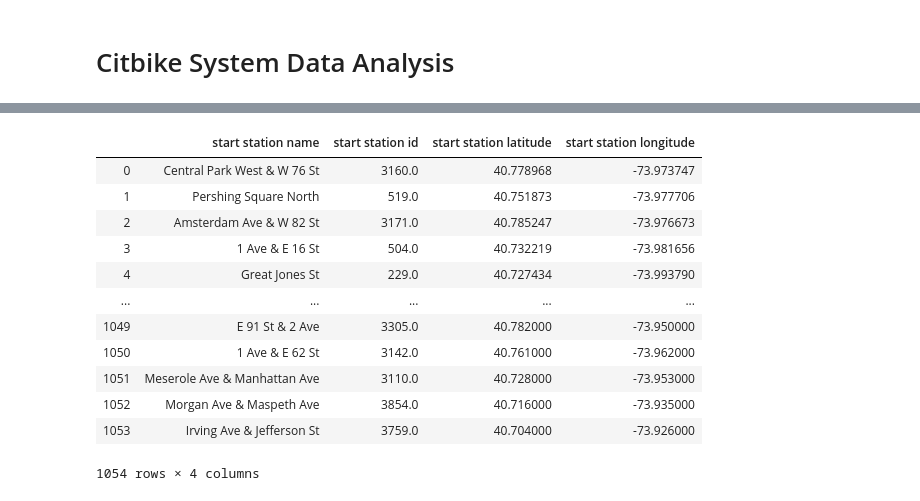
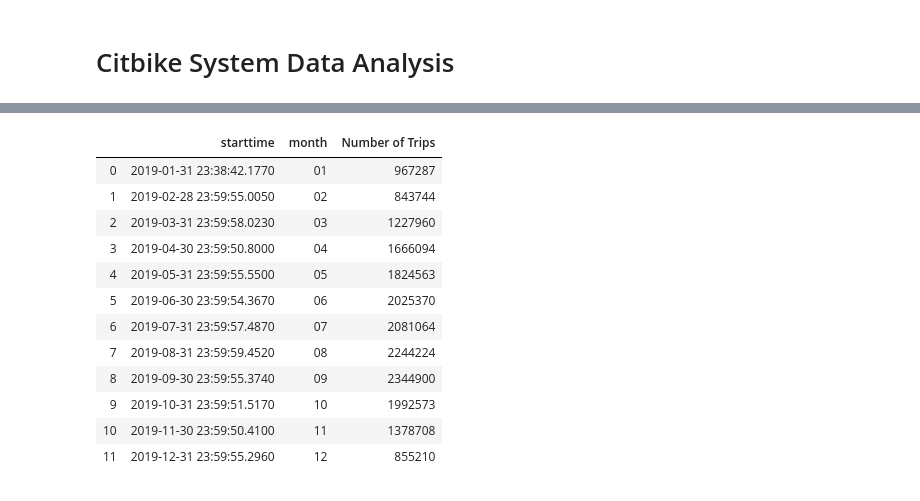
Before and after one commit to kenneth-lee-ch/citibike, a Jupyter notebook: notebooks/Citbike System Data Analysis.ipynb, the cells around one changed output, grey strips where cells are left out. Drawn from its saved outputs; the diff is of its cells as text; code cells hidden in the pictures.

```diff
--- a/notebooks/Citbike System Data Analysis.ipynb
+++ b/notebooks/Citbike System Data Analysis.ipynb
@@ -49,21 +31,21 @@ table
-# %%
-station_list = pd.read_sql_query('SELECT DISTINCT [start station name], '
-                                 '[start station id], '
-                                 '[start station latitude], '
-                                 '[start station longitude] '
-                                 'FROM bike ', engine)
-station_list
-# %% [output]
-|  | start station name | start station id | start station latitude | start station longitude |
-| 0 | Central Park West & W 76 St | 3160.0 | 40.778968 | -73.973747 |
-| 1 | Pershing Square North | 519.0 | 40.751873 | -73.977706 |
-| 2 | Amsterdam Ave & W 82 St | 3171.0 | 40.785247 | -73.976673 |
-| 3 | 1 Ave & E 16 St | 504.0 | 40.732219 | -73.981656 |
-| 4 | Great Jones St | 229.0 | 40.727434 | -73.993790 |
-| ... | ... | ... | ... | ... |
-| 1049 | E 91 St & 2 Ave | 3305.0 | 40.782000 | -73.950000 |
-| 1050 | 1 Ave & E 62 St | 3142.0 | 40.761000 | -73.962000 |
-| 1051 | Meserole Ave & Manhattan Ave | 3110.0 | 40.728000 | -73.953000 |
-| 1052 | Morgan Ave & Maspeth Ave | 3854.0 | 40.716000 | -73.935000 |
-| 1053 | Irving Ave & Jefferson St | 3759.0 | 40.704000 | -73.926000 |
-1054 rows × 4 columns
+# %%
+group_cb_month = pd.read_sql_query('SELECT [starttime], strftime(\'%m\', starttime) AS month, '
+                       'COUNT(*) as `Number of Trips` '
+                       'FROM bike '
+                       'GROUP BY month '
+                       'ORDER BY month ', engine)
+group_cb_month
+# %% [output]
+|  | starttime | month | Number of Trips |
+| 0 | 2019-01-31 23:38:42.1770 | 01 | 967287 |
+| 1 | 2019-02-28 23:59:55.0050 | 02 | 843744 |
+| 2 | 2019-03-31 23:59:58.0230 | 03 | 1227960 |
+| 3 | 2019-04-30 23:59:50.8000 | 04 | 1666094 |
+| 4 | 2019-05-31 23:59:55.5500 | 05 | 1824563 |
+| 5 | 2019-06-30 23:59:54.3670 | 06 | 2025370 |
+| 6 | 2019-07-31 23:59:57.4870 | 07 | 2081064 |
+| 7 | 2019-08-31 23:59:59.4520 | 08 | 2244224 |
+| 8 | 2019-09-30 23:59:55.3740 | 09 | 2344900 |
+| 9 | 2019-10-31 23:59:51.5170 | 10 | 1992573 |
+| 10 | 2019-11-30 23:59:50.4100 | 11 | 1378708 |
+| 11 | 2019-12-31 23:59:55.2960 | 12 | 855210 |
```
Also changed, not shown: parts of 9 cells of this notebook, 4 other files.
